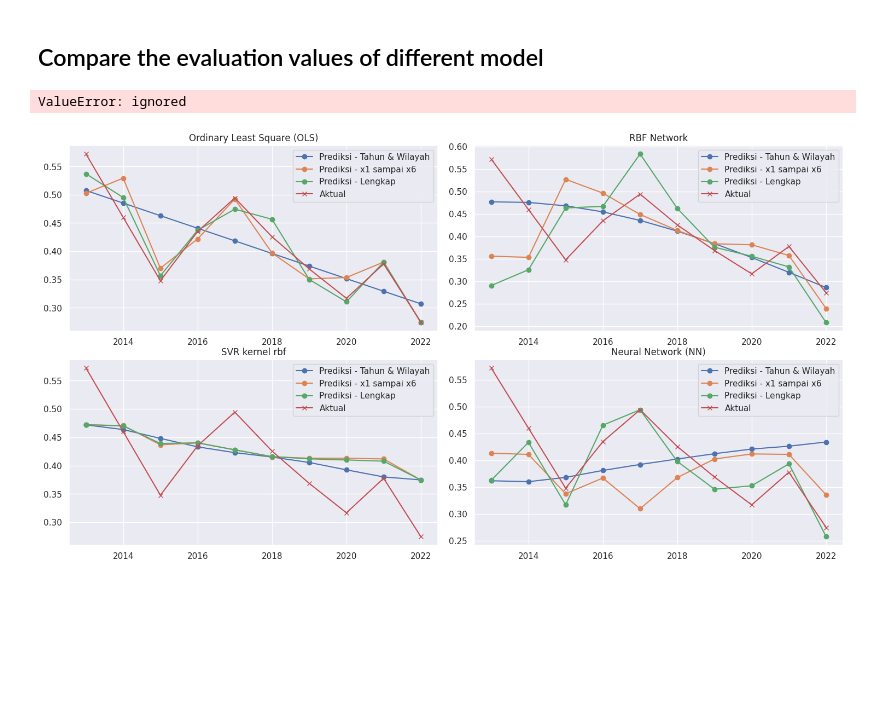
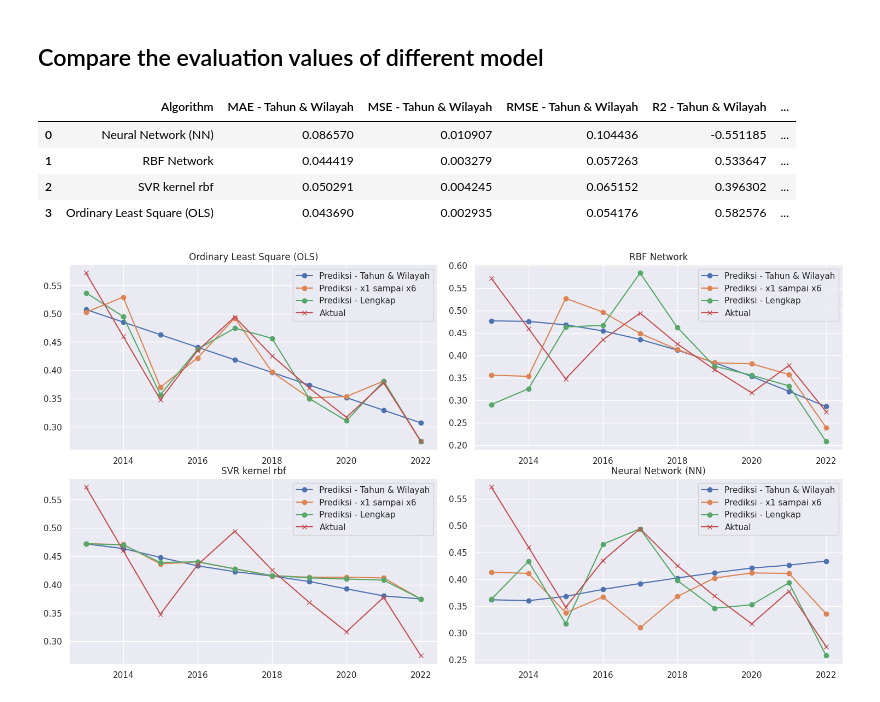
Before and after one commit to habib-roy/google-colab-source-code, a Jupyter notebook: Prediksi_Prevalensi_Stunting_menggunakan_OLS_Regresi.ipynb, the cells around one changed output. Drawn from its saved outputs; the diff is of its cells as text; code cells hidden in the pictures; blank space fills up the shorter version.

```diff
--- a/Prediksi_Prevalensi_Stunting_menggunakan_OLS_Regresi.ipynb
+++ b/Prediksi_Prevalensi_Stunting_menggunakan_OLS_Regresi.ipynb
@@ -869,34 +869,36 @@ plt.legend(['Prediksi - Tahun & Wilayah', 'Prediksi - x1 sampai x6', 'Prediksi -
 # %%
 dict = {
   'Algorithm': Algoritma,
-  'Tahun & Wilayah': {
-    'MAE': MAE_1,
-    'MSE': MSE_1,
-    'RMSE': RMSE_1,
-    'R2': R2_1,
-    'MAPE': MAPE_1,
-  },
-  'x1 sampai x6': {
-    'MAE': MAE_2,
-    'MSE': MSE_2,
-    'RMSE': RMSE_2,
-    'R2': R2_2,
-    'MAPE': MAPE_2,
-  },
-  'Lengkap': {
-    'MAE': MAE_3,
-    'MSE': MSE_3,
-    'RMSE': RMSE_3,
-    'R2': R2_3,
-    'MAPE': MAPE_3,
-  },
+  'MAE - Tahun & Wilayah': MAE_1,
+  'MSE - Tahun & Wilayah': MSE_1,
+  'RMSE - Tahun & Wilayah': RMSE_1,
+  'R2 - Tahun & Wilayah': R2_1,
+  'MAPE - Tahun & Wilayah': MAPE_1,
+  'MAE - x1 sampai x6': MAE_2,
+  'MSE - x1 sampai x6': MSE_2,
+  'RMSE - x1 sampai x6': RMSE_2,
+  'R2 - x1 sampai x6': R2_2,
+  'MAPE - x1 sampai x6': MAPE_2,
+  'MAE - Lengkap': MAE_3,
+  'MSE - Lengkap': MSE_3,
+  'RMSE - Lengkap': RMSE_3,
+  'R2 - Lengkap': R2_3,
+  'MAPE - Lengkap': MAPE_3,
 }
 modelframeEvaluasi = pd.DataFrame(dict)
-# modelEvaluasi = modelframeEvaluasi.sort_values(['MAE','MSE','RMSE','R2','MAPE'])
+modelEvaluasi = modelframeEvaluasi.sort_values([
+  'MAE - Tahun & Wilayah','MSE - Tahun & Wilayah','RMSE - Tahun & Wilayah','R2 - Tahun & Wilayah','MAPE - Tahun & Wilayah',
+  'MAE - x1 sampai x6','MSE - x1 sampai x6','RMSE - x1 sampai x6','R2 - x1 sampai x6','MAPE - x1 sampai x6',
+  'MAE - Lengkap','MSE - Lengkap','RMSE - Lengkap','R2 - Lengkap','MAPE - Lengkap'
+])
 modelEvaluasi = modelframeEvaluasi
 modelEvaluasi
 # %% [output]
-ValueError: ignored
+|  | Algorithm | MAE - Tahun & Wilayah | MSE - Tahun & Wilayah | RMSE - Tahun & Wilayah | R2 - Tahun & Wilayah | ... |
+| 0 | Neural Network (NN) | 0.086570 | 0.010907 | 0.104436 | -0.551185 | ... |
+| 1 | RBF Network | 0.044419 | 0.003279 | 0.057263 | 0.533647 | ... |
+| 2 | SVR kernel rbf | 0.050291 | 0.004245 | 0.065152 | 0.396302 | ... |
+| 3 | Ordinary Least Square (OLS) | 0.043690 | 0.002935 | 0.054176 | 0.582576 | ... |
 # %%
 fig, axs = plt.subplots(2, 2, figsize=(15, 8))
 
```
